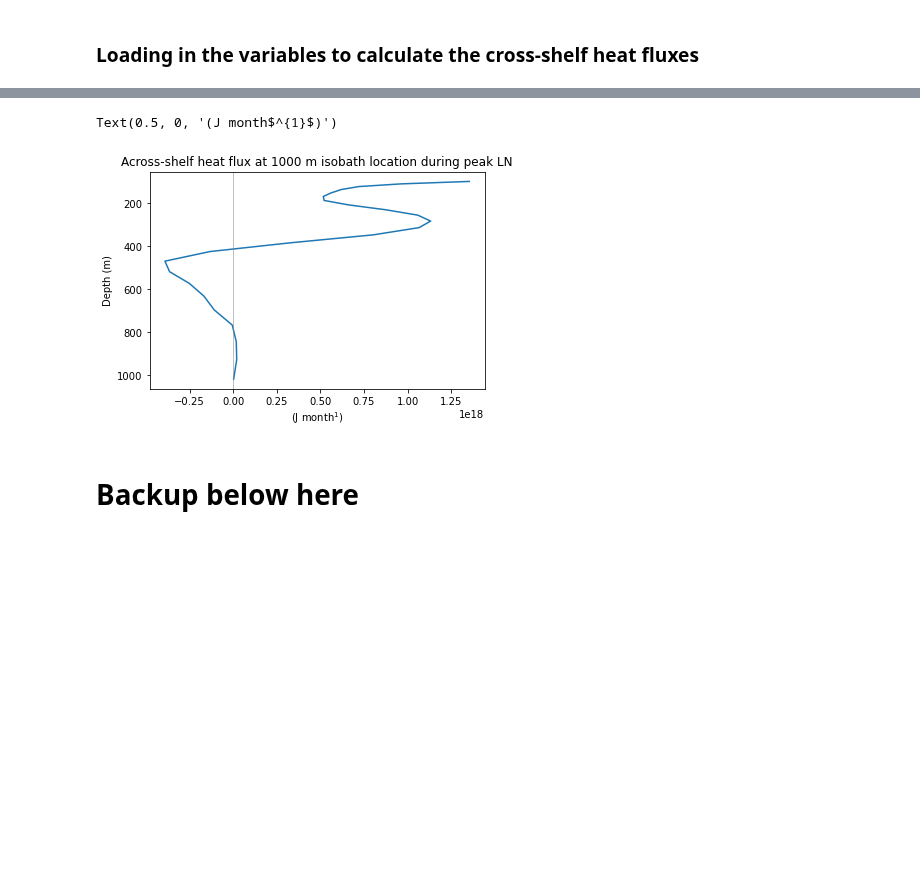
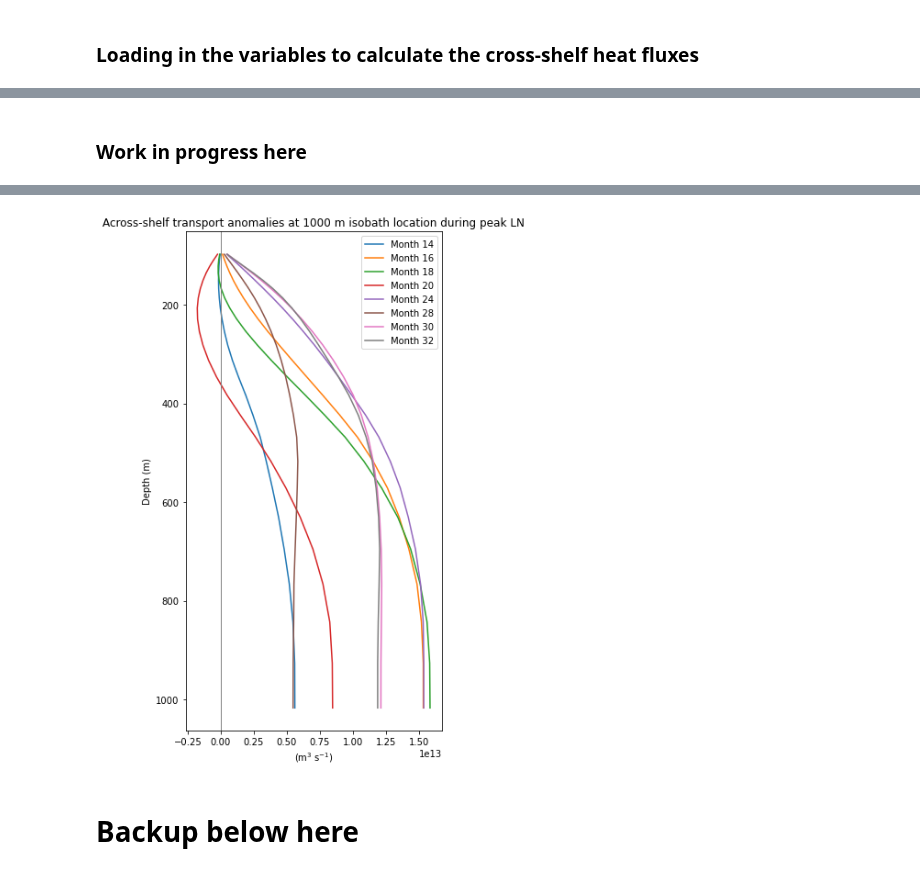
Before and after one commit to mauricehuguenin/sharing, a Jupyter notebook: across_shelf_heat_fluxes_discuss_with_ryan.ipynb, the cells around one changed output, grey strips where cells are left out. Saved outputs shown, nothing was run; the diff lists cells and outputs as text; code cells hidden in the pictures; blank space fills up the shorter version.

```diff
--- a/across_shelf_heat_fluxes_discuss_with_ryan.ipynb
+++ b/across_shelf_heat_fluxes_discuss_with_ryan.ipynb
@@ -86,13 +130,7 @@ mask_y_transport_ucells = xr.open_dataset(base_mask + 'mask_y_transport_ucells_1
     {'y_ocean': 'yu_ocean', 'x_ocean': 'xt_ocean'})[sel_lat[0]:sel_lat[1],sel_lon[0]:sel_lon[1]]
 mask_y_transport_ucells = mask_y_transport_ucells.where(mask_y_transport_ucells != 0)
 
-# -------------------------------------------------- #
-# multiply with -1 to get across-shelf, poleward directed mask (that is, each flux going south/in almost all cases east across the mask is positive)
-# mask_x_transport_ucells = mask_x_transport_ucells * -1
-mask_y_transport_ucells = mask_y_transport_ucells * -1
-# -------------------------------------------------- #
-
-plt.figure(figsize=(20,3)); plt.subplot(1,2,1); mask_x_transport_ucells[130:150,:60].plot(); plt.title('mask_x_1000m_isobath')
-plt.subplot(1,2,2); mask_y_transport_ucells[130:150,:60].plot(); plt.title('mask_y_1000m_isobath')
+plt.figure(figsize=(20,3)); plt.subplot(1,2,1); mask_x_transport_ucells[130:150,:60].plot(); plt.title('mask_x_transport_ucells')
+plt.subplot(1,2,2); mask_y_transport_ucells[130:150,:60].plot(); plt.title('mask_y_transport_ucells')
 # Wall time: 155 ms
 # %% [output]
@@ -195,9 +337,15 @@ Text(0, 0.5, '(J month$^{-1}$)')
+# %% [markdown]
+### Work in progress here
 # %%
 %%time
-across_x_flux = (C_p * tx_trans_LN_anom * tempx_LN_anom * average_DT * mask_x_transport_ucells)[24,:,:,:].sum(['yt_ocean', 'xu_ocean'])
-across_y_flux = (C_p * ty_trans_LN_anom * tempy_LN_anom * average_DT * mask_y_transport_ucells)[24,:,:,:].sum(['yu_ocean', 'xt_ocean'])
-p1 = plt.plot(across_x_flux+across_y_flux, across_x_flux.st_ocean)
-plt.gca().invert_yaxis(); plt.title('Across-shelf heat flux at 1000 m isobath location during peak LN')
-plt.axvline(0, lw=.5, c='grey'); plt.ylabel('Depth (m)'); plt.xlabel('(J month$^{1}$)')
+plt.figure(figsize=(5,10))
+for f in [14, 16, 18, 20, 24, 28, 30, 32]:
+    across_x_flux = (tx_trans_LN_anom * average_DT / rho_0 * mask_x_transport_ucells)[f,:,:,:].cumsum(['st_ocean']).sum(['yt_ocean', 'xu_ocean'])
+    across_y_flux = (ty_trans_LN_anom * average_DT / rho_0 * mask_y_transport_ucells)[f,:,:,:].cumsum(['st_ocean']).sum(['yu_ocean', 'xt_ocean'])
+    p1 = plt.plot((across_x_flux+across_y_flux)*-1, across_x_flux.st_ocean, label='Month '+str(f))
+    plt.title('Across-shelf transport anomalies at 1000 m isobath location during peak LN')
+    plt.axvline(0, lw=.5, c='grey'); plt.ylabel('Depth (m)'); plt.xlabel('(m$^{3}$ s$^{-1}$)')
+plt.legend()
+plt.gca().invert_yaxis()
 # Wall time: 4.41 s
 # %% [output]
@@ -206,5 +354,4 @@ Wall time: 4 s
-Text(0.5, 0, '(J month$^{1}$)')
-[figure, old version]
+[figure, new version]
 # %% [markdown]
 # Backup below here
 # %% [markdown]
```
Also changed, not shown: parts of 30 cells of this notebook.
